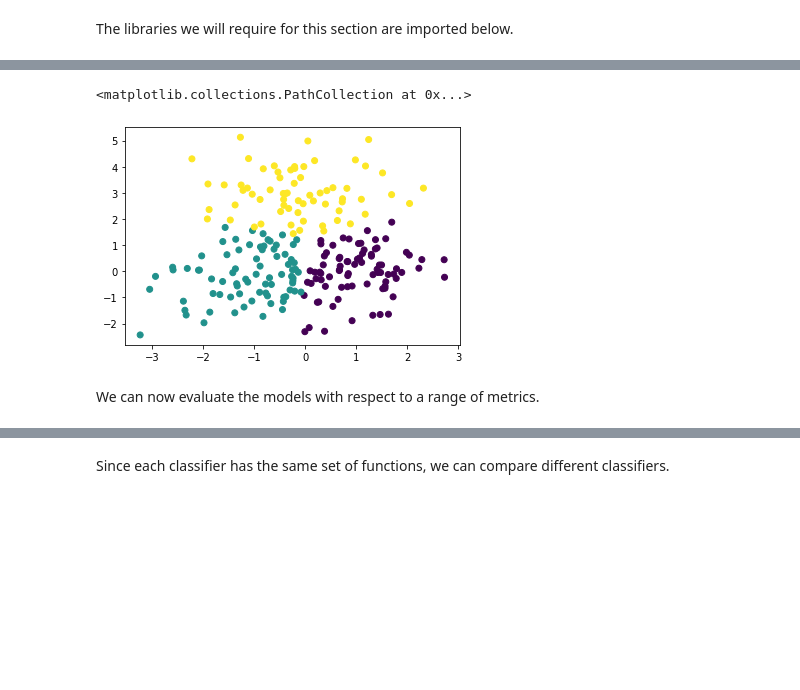
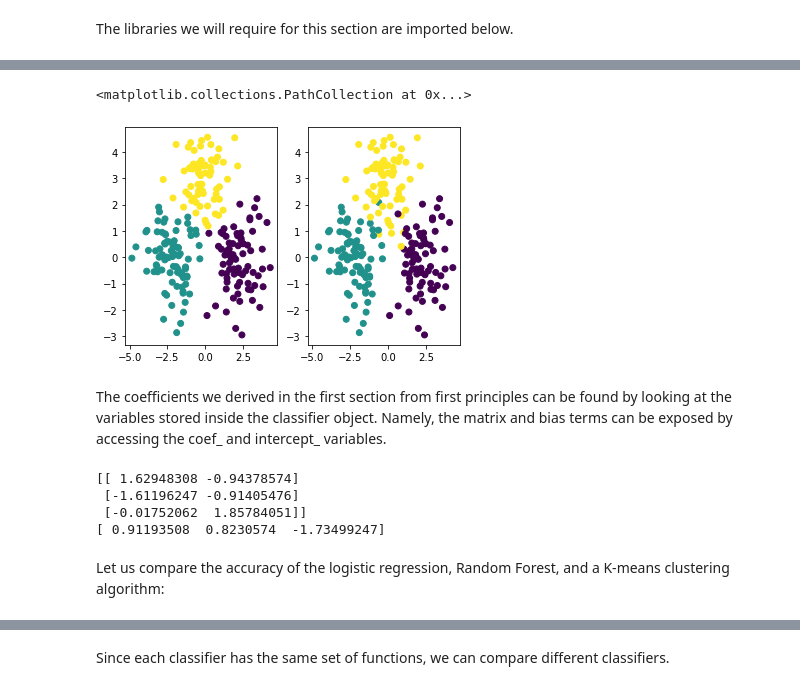
Before and after one commit to 5hogun-Ormerod/Machine-learning-Python, a Jupyter notebook: NCME.ipynb, the cells around one changed output, grey strips where cells are left out. Cells and saved outputs as stored; diff of their text form; code cells hidden in the pictures; blank space fills up the shorter version.

```diff
--- a/NCME.ipynb
+++ b/NCME.ipynb
@@ -184,6 +364,6 @@ We start by defining some data, as we did before.
 # %%
 X1 = np.random.multivariate_normal([1,0], [[1,0],[0,1]], 300)
 X2 = np.random.multivariate_normal([-1,0], [[1,0],[0,1]], 300)
-X3 = np.random.multivariate_normal([0,3], [[1,0],[0,1]], 300)
+X3 = np.random.multivariate_normal([0,2], [[1,0],[0,1]], 300)
 X = np.concatenate([X1,X2,X3],0)
 y = np.concatenate([np.zeros(300),np.ones(300),2*np.ones(300)])
@@ -192,13 +382,29 @@ We start by defining some data, as we did before.
 # %%
 X_train, X_test, y_train, y_test = train_test_split(X, y, test_size=0.25)
 
 clf = LogisticRegression()
 clf.fit(X_train, y_train)
+# At this point, the coefficients
+
 y_pred = clf.predict(X_test)
 
-plt.scatter(X_test[:,0],X_test[:,1],c=y_pred)
+# We now plot the predictions on the left, the original classes on the right
+fig, (ax1, ax2) = plt.subplots(1, 2)
+ax1.scatter(X_test[:,0],X_test[:,1],c=y_pred)
+ax2.scatter(X_test[:,0],X_test[:,1],c=y_test)
 # %% [output]
 <matplotlib.collections.PathCollection at 0x...>
-[figure, old version]
+[figure, new version]
-# %% [markdown]
-We can now evaluate the models with respect to a range of metrics.
+# %% [markdown]
+The coefficients we derived in the first section from first principles can be found by looking at the variables stored inside the classifier object. Namely, the matrix and bias terms can be exposed by accessing the coef_ and intercept_ variables.
+# %%
+# The nine values are the 2x3 matrix AX+b
+print(clf.coef_)
+print(clf.intercept_)
+# %% [output]
+[[ 1.62948308 -0.94378574]
+ [-1.61196247 -0.91405476]
+ [-0.01752062  1.85784051]]
+[ 0.91193508  0.8230574  -1.73499247]
+# %% [markdown]
+Let us compare the accuracy of the logistic regression, Random Forest, and a K-means clustering algorithm:
```
Also changed, not shown: parts of 213 cells of this notebook.
